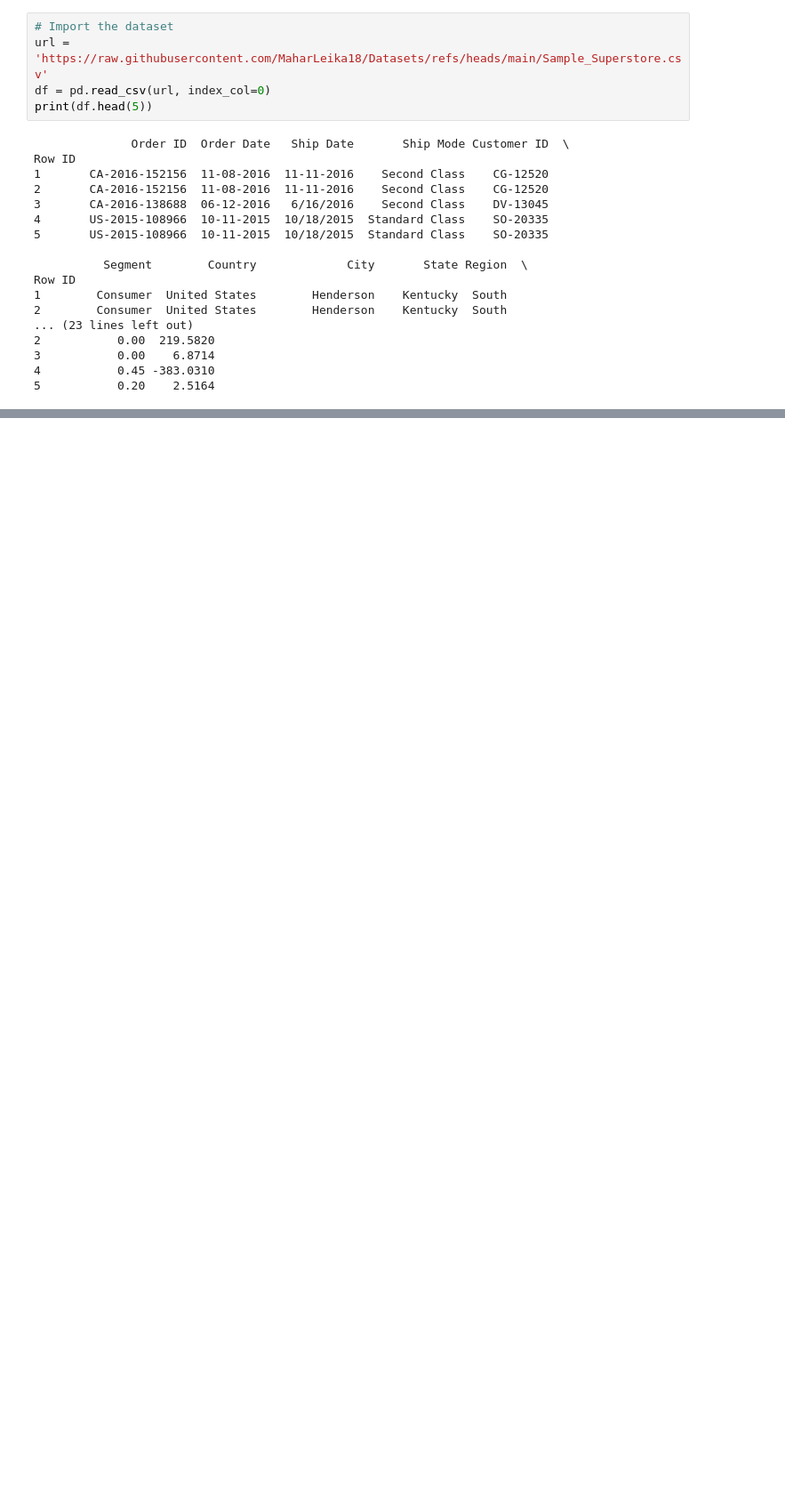
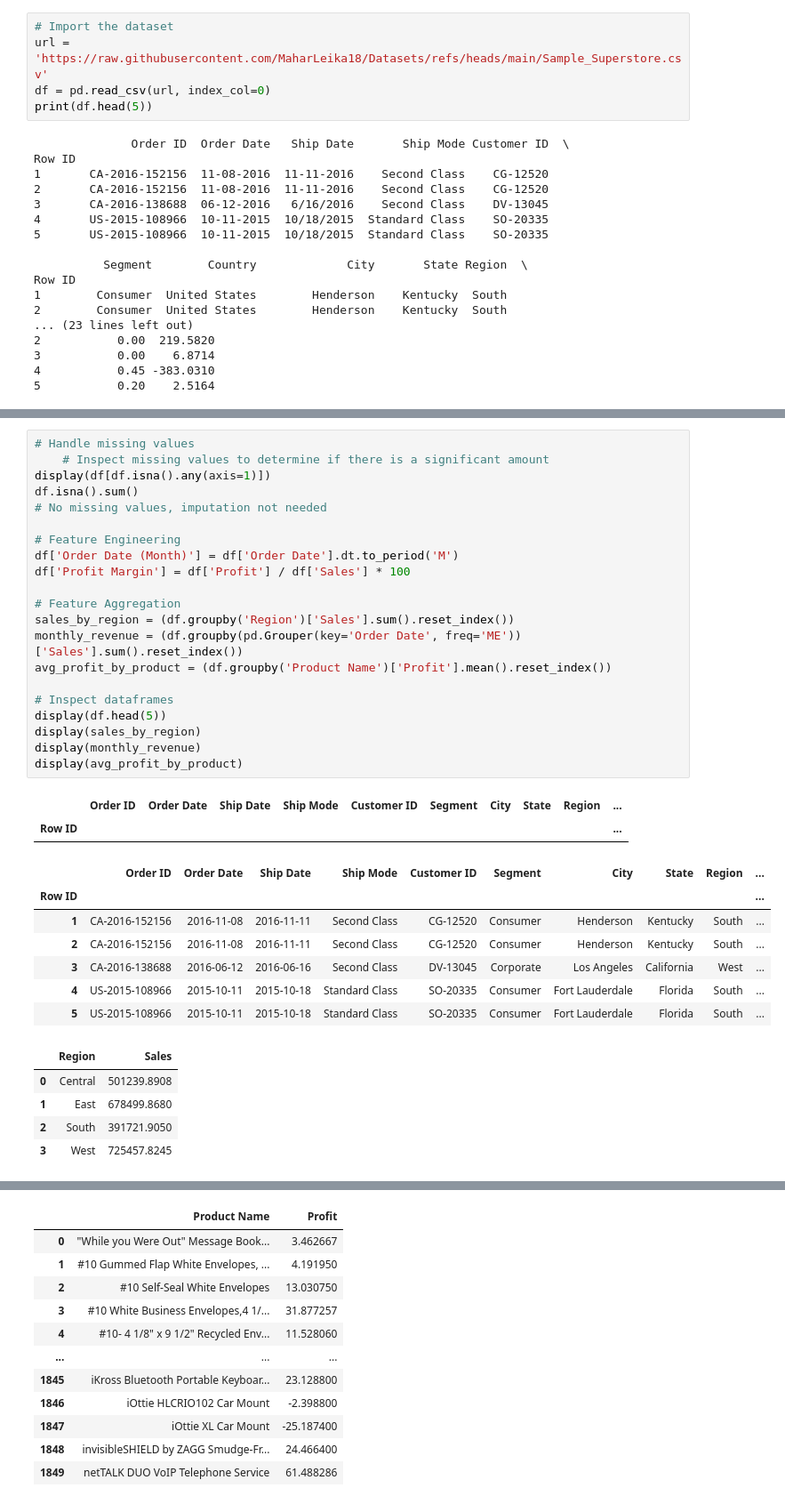
Before and after one commit to MaharLeika18/DataViz_Activities, a Jupyter notebook: DV_Act4_V1.ipynb, the cells around one changed output, grey strips where cells are left out. Shown at 89% size. Drawn from its saved outputs; the diff is of its cells as text; blank space fills up the shorter version.

```diff
--- a/DV_Act4_V1.ipynb
+++ b/DV_Act4_V1.ipynb
@@ -51,0 +80,36 @@ Row ID
+# %%
+# Handle missing values
+    # Inspect missing values to determine if there is a significant amount
+display(df[df.isna().any(axis=1)])
+df.isna().sum()
+# No missing values, imputation not needed
+
+# Feature Engineering
+df['Order Date (Month)'] = df['Order Date'].dt.to_period('M')
+df['Profit Margin'] = df['Profit'] / df['Sales'] * 100
+
+# Feature Aggregation
+sales_by_region = (df.groupby('Region')['Sales'].sum().reset_index())
+monthly_revenue = (df.groupby(pd.Grouper(key='Order Date', freq='ME'))['Sales'].sum().reset_index())
+avg_profit_by_product = (df.groupby('Product Name')['Profit'].mean().reset_index())
+
+# Inspect dataframes
+display(df.head(5))
+display(sales_by_region)
+display(monthly_revenue)
+display(avg_profit_by_product)
+# %% [output]
+|  | Order ID | Order Date | Ship Date | Ship Mode | Customer ID | Segment | City | State | Region | ... |
+| Row ID |  |  |  |  |  |  |  |  |  | ... |
+|  | Order ID | Order Date | Ship Date | Ship Mode | Customer ID | Segment | City | State | Region | ... |
+| Row ID |  |  |  |  |  |  |  |  |  | ... |
+| 1 | CA-2016-152156 | 2016-11-08 | 2016-11-11 | Second Class | CG-12520 | Consumer | Henderson | Kentucky | South | ... |
+| 2 | CA-2016-152156 | 2016-11-08 | 2016-11-11 | Second Class | CG-12520 | Consumer | Henderson | Kentucky | South | ... |
+| 3 | CA-2016-138688 | 2016-06-12 | 2016-06-16 | Second Class | DV-13045 | Corporate | Los Angeles | California | West | ... |
+| 4 | US-2015-108966 | 2015-10-11 | 2015-10-18 | Standard Class | SO-20335 | Consumer | Fort Lauderdale | Florida | South | ... |
+| 5 | US-2015-108966 | 2015-10-11 | 2015-10-18 | Standard Class | SO-20335 | Consumer | Fort Lauderdale | Florida | South | ... |
+|  | Region | Sales |
+| 0 | Central | 501239.8908 |
+| 1 | East | 678499.8680 |
+| 2 | South | 391721.9050 |
+| 3 | West | 725457.8245 |
@@ -51,0 +133,12 @@ Row ID
+|  | Product Name | Profit |
+| 0 | "While you Were Out" Message Book... | 3.462667 |
+| 1 | #10 Gummed Flap White Envelopes, ... | 4.191950 |
+| 2 | #10 Self-Seal White Envelopes | 13.030750 |
+| 3 | #10 White Business Envelopes,4 1/... | 31.877257 |
+| 4 | #10- 4 1/8" x 9 1/2" Recycled Env... | 11.528060 |
+| ... | ... | ... |
+| 1845 | iKross Bluetooth Portable Keyboar... | 23.128800 |
+| 1846 | iOttie HLCRIO102 Car Mount | -2.398800 |
+| 1847 | iOttie XL Car Mount | -25.187400 |
+| 1848 | invisibleSHIELD by ZAGG Smudge-Fr... | 24.466400 |
+| 1849 | netTALK DUO VoIP Telephone Service | 61.488286 |
```
Also changed, not shown: parts of 6 cells of this notebook.
